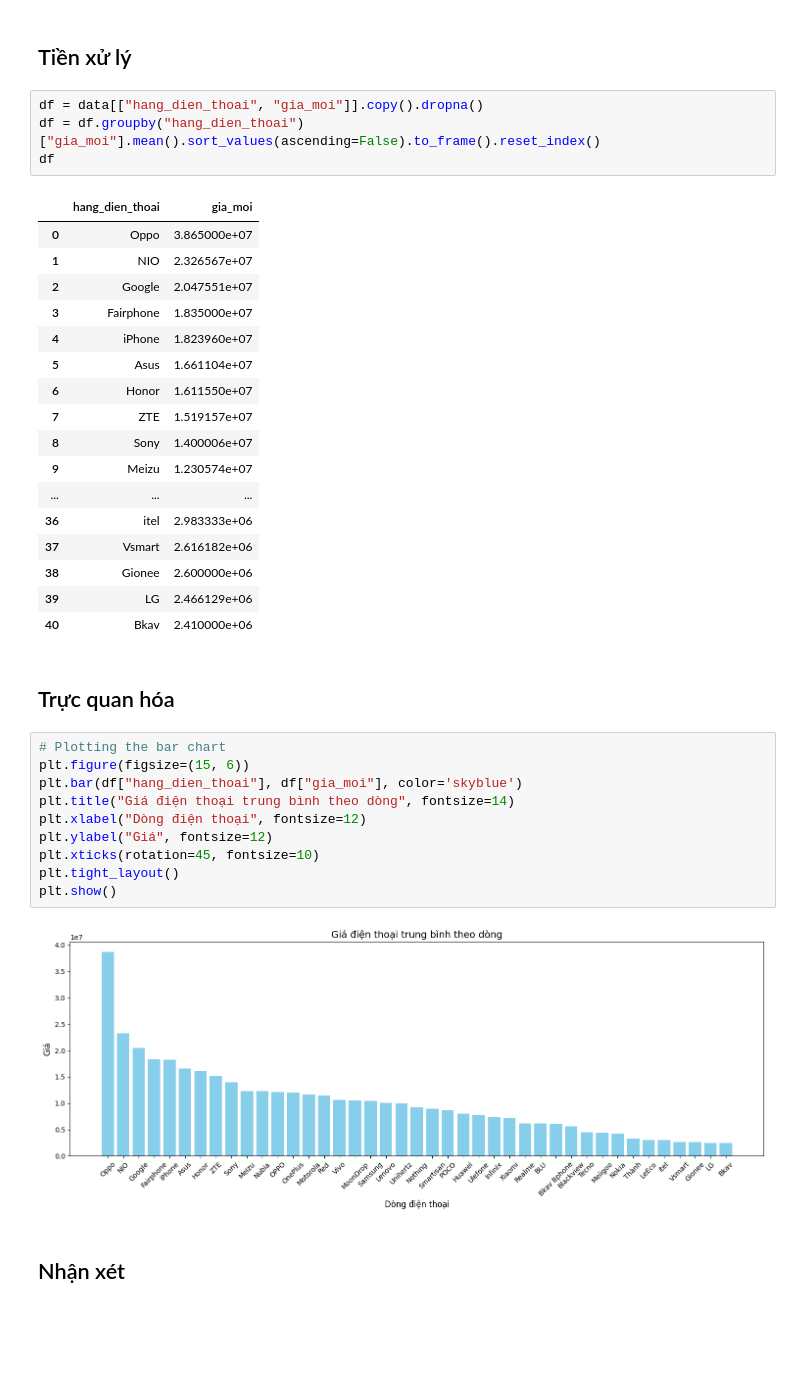
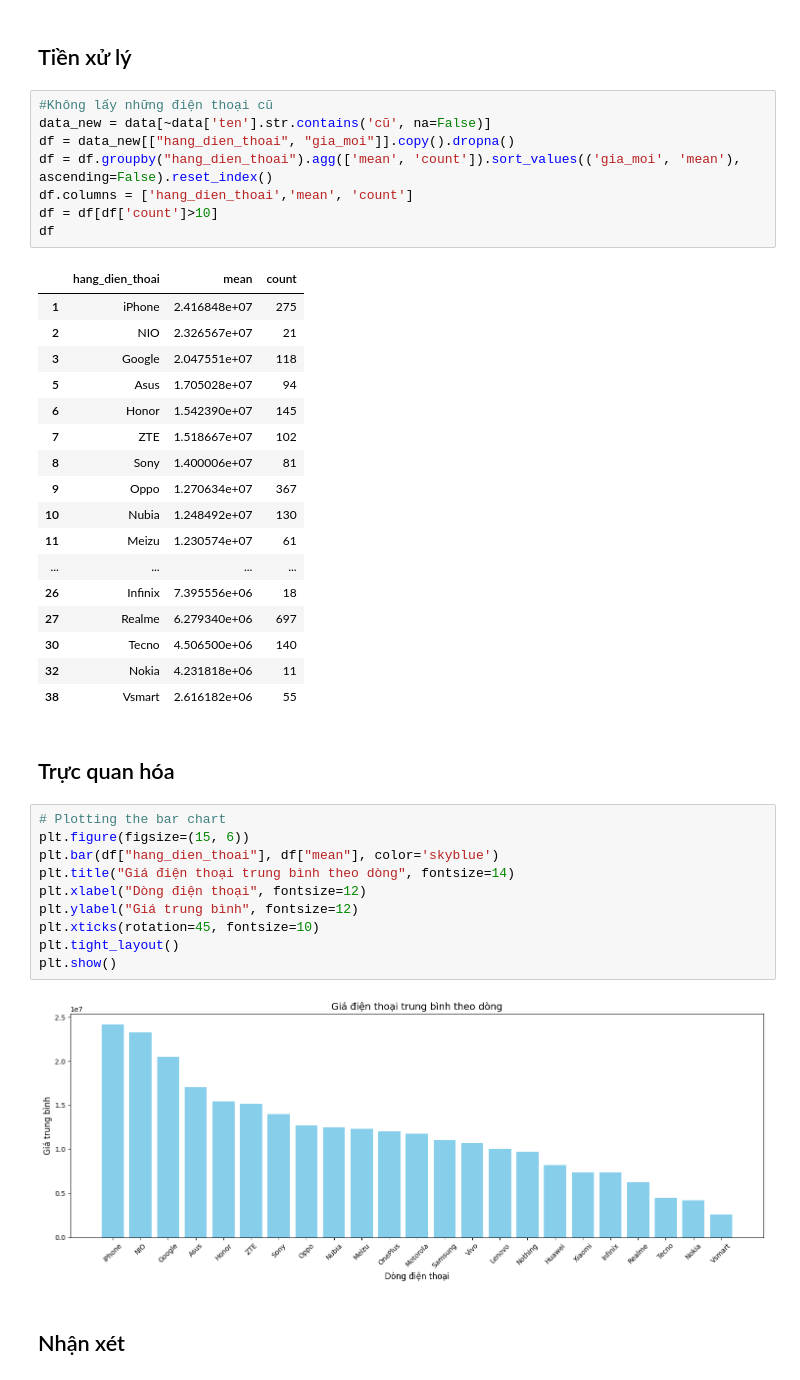
Before and after one commit to Yogurt01/G2_IntroToDataScience_CQ2022-21_Lab, a Jupyter notebook: notebooks/3.0-data-analyzing.ipynb, the cells around one changed output. Saved outputs shown, nothing was run; the diff lists cells and outputs as text; blank space fills up the shorter version.

```diff
--- a/notebooks/3.0-data-analyzing.ipynb
+++ b/notebooks/3.0-data-analyzing.ipynb
@@ -292,40 +738,44 @@ plt.show()
 # %% [markdown]
 ## Tiền xử lý
 # %%
-df = data[["hang_dien_thoai", "gia_moi"]].copy().dropna()
-df = df.groupby("hang_dien_thoai")["gia_moi"].mean().sort_values(ascending=False).to_frame().reset_index()
+#Không lấy những điện thoại cũ
+data_new = data[~data['ten'].str.contains('cũ', na=False)]
+df = data_new[["hang_dien_thoai", "gia_moi"]].copy().dropna()
+df = df.groupby("hang_dien_thoai").agg(['mean', 'count']).sort_values(('gia_moi', 'mean'), ascending=False).reset_index()
+df.columns = ['hang_dien_thoai','mean', 'count']
+df = df[df['count']>10]
 df
 # %% [output]
-|  | hang_dien_thoai | gia_moi |
-| 0 | Oppo | 3.865000e+07 |
-| 1 | NIO | 2.326567e+07 |
-| 2 | Google | 2.047551e+07 |
-| 3 | Fairphone | 1.835000e+07 |
-| 4 | iPhone | 1.823960e+07 |
-| 5 | Asus | 1.661104e+07 |
-| 6 | Honor | 1.611550e+07 |
-| 7 | ZTE | 1.519157e+07 |
-| 8 | Sony | 1.400006e+07 |
-| 9 | Meizu | 1.230574e+07 |
-| ... | ... | ... |
-| 36 | itel | 2.983333e+06 |
-| 37 | Vsmart | 2.616182e+06 |
-| 38 | Gionee | 2.600000e+06 |
-| 39 | LG | 2.466129e+06 |
-| 40 | Bkav | 2.410000e+06 |
+|  | hang_dien_thoai | mean | count |
+| 1 | iPhone | 2.416848e+07 | 275 |
+| 2 | NIO | 2.326567e+07 | 21 |
+| 3 | Google | 2.047551e+07 | 118 |
+| 5 | Asus | 1.705028e+07 | 94 |
+| 6 | Honor | 1.542390e+07 | 145 |
+| 7 | ZTE | 1.518667e+07 | 102 |
+| 8 | Sony | 1.400006e+07 | 81 |
+| 9 | Oppo | 1.270634e+07 | 367 |
+| 10 | Nubia | 1.248492e+07 | 130 |
+| 11 | Meizu | 1.230574e+07 | 61 |
+| ... | ... | ... | ... |
+| 26 | Infinix | 7.395556e+06 | 18 |
+| 27 | Realme | 6.279340e+06 | 697 |
+| 30 | Tecno | 4.506500e+06 | 140 |
+| 32 | Nokia | 4.231818e+06 | 11 |
+| 38 | Vsmart | 2.616182e+06 | 55 |
 # %% [markdown]
 ## Trực quan hóa
 # %%
 # Plotting the bar chart
 plt.figure(figsize=(15, 6))
-plt.bar(df["hang_dien_thoai"], df["gia_moi"], color='skyblue')
+plt.bar(df["hang_dien_thoai"], df["mean"], color='skyblue')
 plt.title("Giá điện thoại trung bình theo dòng", fontsize=14)
 plt.xlabel("Dòng điện thoại", fontsize=12)
-plt.ylabel("Giá", fontsize=12)
+plt.ylabel("Giá trung bình", fontsize=12)
 plt.xticks(rotation=45, fontsize=10)
 plt.tight_layout()
 plt.show()
 # %% [output]
-[figure, old version]
+[figure, new version]
 # %% [markdown]
 ## Nhận xét
```
Also changed, not shown: parts of 76 cells of this notebook.
